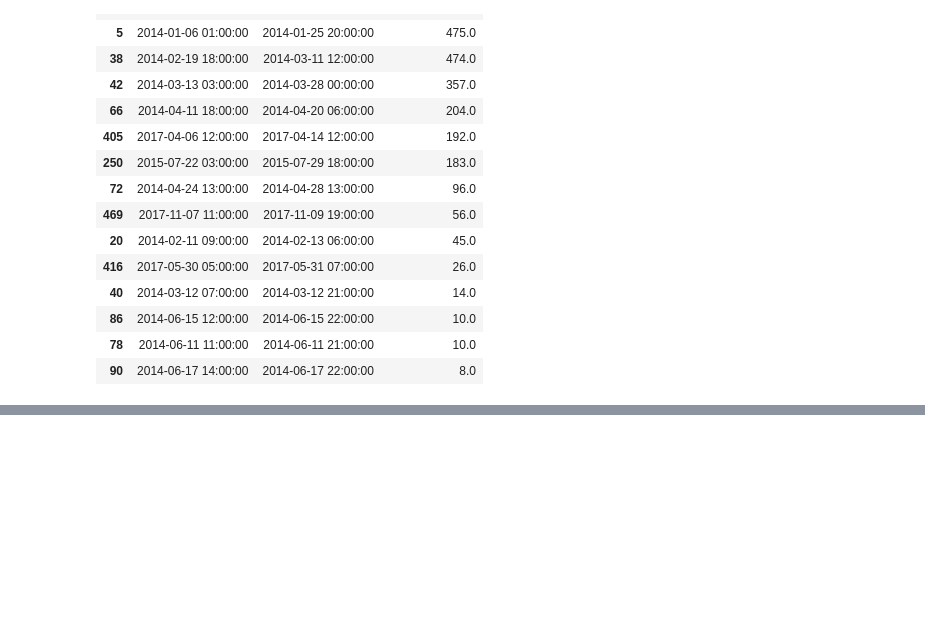
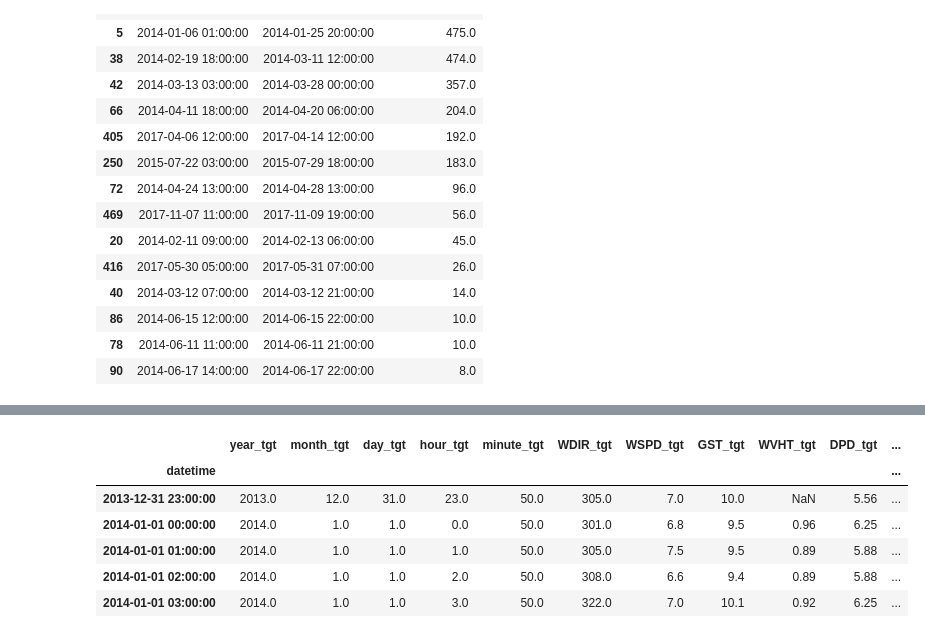
Before and after one commit to RichelCode/Wave-Energy-Forecasting, a Jupyter notebook: Imputing Neighbor Stations .ipynb, the cells around one changed output, grey strips where cells are left out. Saved outputs shown, nothing was run; the diff lists cells and outputs as text; code cells hidden in the pictures; blank space fills up the shorter version.

```diff
--- a/Imputing Neighbor Stations .ipynb
+++ b/Imputing Neighbor Stations .ipynb
@@ -350,0 +368,24 @@ test_imp  = test_imp.dropna(subset=["WVHT_tgt"])
+# %%
+wvht_imputed_all = (
+    pd.concat([
+        train_imp[["WVHT_tgt"]],
+        val_imp[["WVHT_tgt"]],
+        test_imp[["WVHT_tgt"]]
+    ])
+    .sort_index()
+)
+# %%
+model_df = target_h_all.copy()
+
+# overwrite raw WVHT with imputed WVHT
+model_df["WVHT_tgt"] = wvht_imputed_all["WVHT_tgt"]
+
+model_df.head()
+# %% [output]
+|  | year_tgt | month_tgt | day_tgt | hour_tgt | minute_tgt | WDIR_tgt | WSPD_tgt | GST_tgt | WVHT_tgt | DPD_tgt | ... |
+| datetime |  |  |  |  |  |  |  |  |  |  | ... |
+| 2013-12-31 23:00:00 | 2013.0 | 12.0 | 31.0 | 23.0 | 50.0 | 305.0 | 7.0 | 10.0 | NaN | 5.56 | ... |
+| 2014-01-01 00:00:00 | 2014.0 | 1.0 | 1.0 | 0.0 | 50.0 | 301.0 | 6.8 | 9.5 | 0.96 | 6.25 | ... |
+| 2014-01-01 01:00:00 | 2014.0 | 1.0 | 1.0 | 1.0 | 50.0 | 305.0 | 7.5 | 9.5 | 0.89 | 5.88 | ... |
+| 2014-01-01 02:00:00 | 2014.0 | 1.0 | 1.0 | 2.0 | 50.0 | 308.0 | 6.6 | 9.4 | 0.89 | 5.88 | ... |
+| 2014-01-01 03:00:00 | 2014.0 | 1.0 | 1.0 | 3.0 | 50.0 | 322.0 | 7.0 | 10.1 | 0.92 | 6.25 | ... |
```
Also changed, not shown: parts of 20 cells of this notebook.
